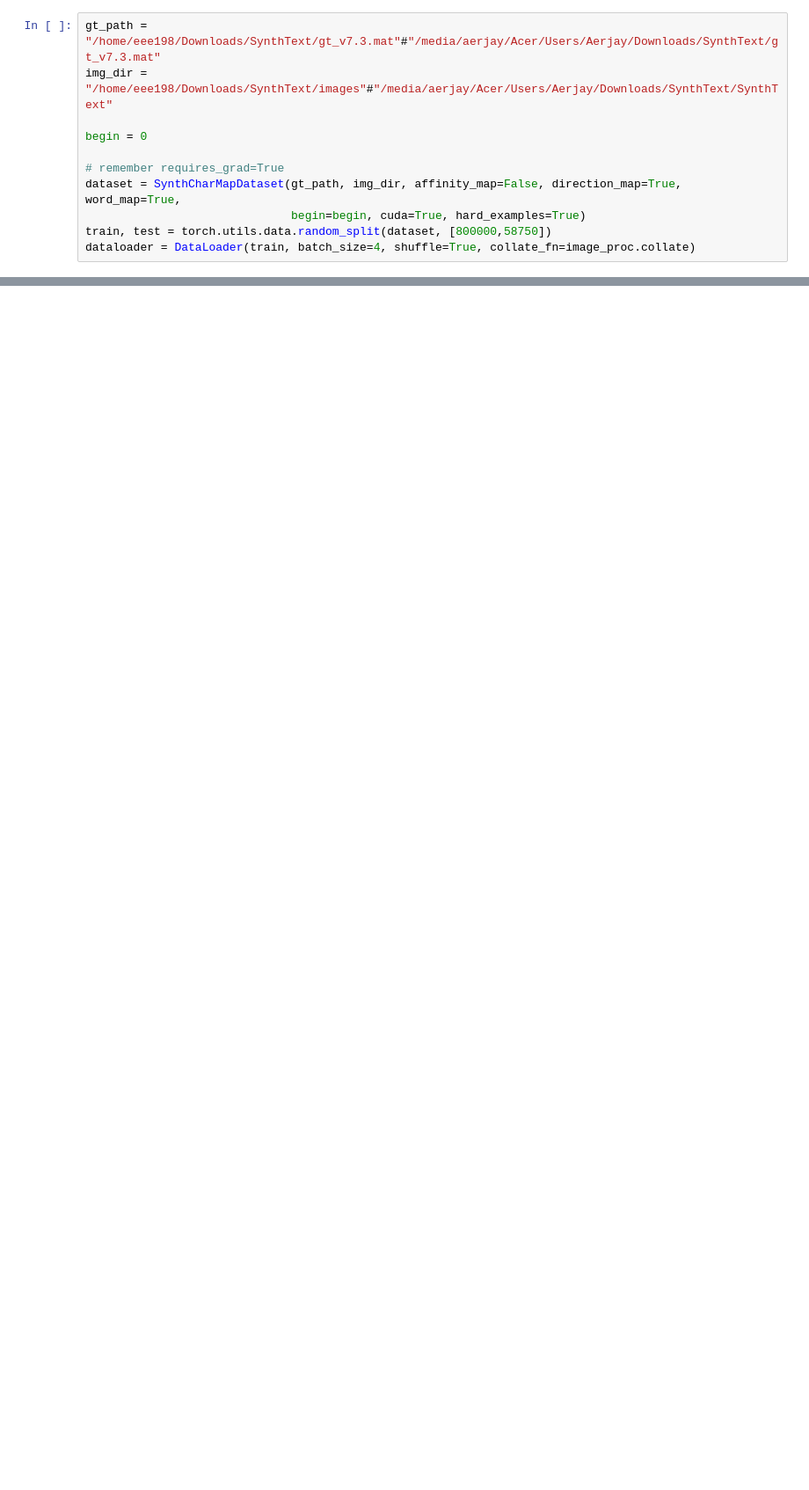
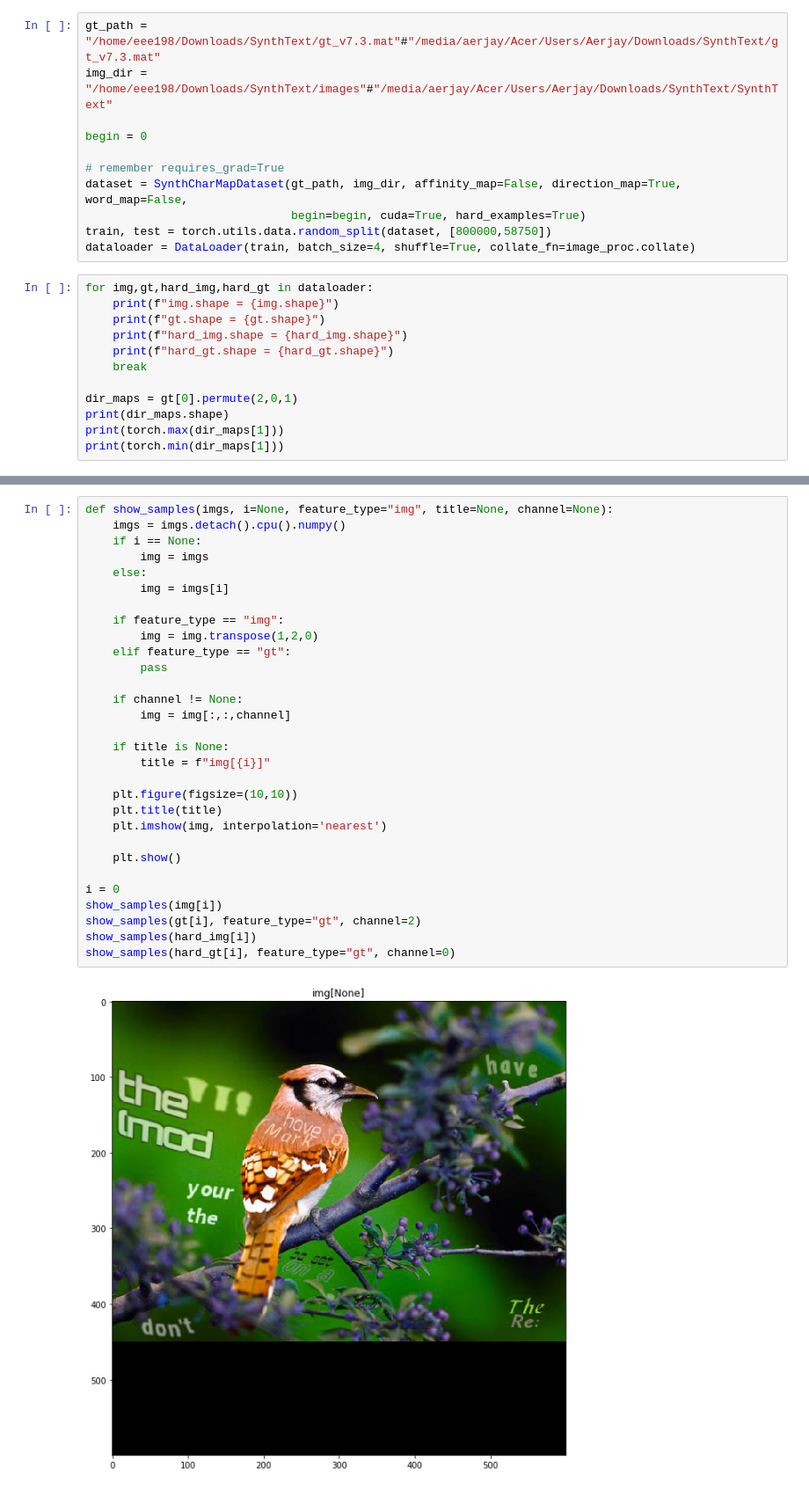
Before and after one commit to aerjayc/asstr, a Jupyter notebook: train_detector.ipynb, the cells around one changed output, grey strips where cells are left out. Shown at 88% size. Drawn from its saved outputs; the diff is of its cells as text; blank space fills up the shorter version.

```diff
--- a/train_detector.ipynb
+++ b/train_detector.ipynb
@@ -149,7 +149,19 @@ img_dir = "/home/eee198/Downloads/SynthText/images"#"/media/aerjay/Acer/Users/Ae
 begin = 0
 
 # remember requires_grad=True
-dataset = SynthCharMapDataset(gt_path, img_dir, affinity_map=False, direction_map=True, word_map=True,
+dataset = SynthCharMapDataset(gt_path, img_dir, affinity_map=False, direction_map=True, word_map=False,
                               begin=begin, cuda=True, hard_examples=True)
 train, test = torch.utils.data.random_split(dataset, [800000,58750])
 dataloader = DataLoader(train, batch_size=4, shuffle=True, collate_fn=image_proc.collate)
+# %%
+for img,gt,hard_img,hard_gt in dataloader:
+    print(f"img.shape = {img.shape}")
+    print(f"gt.shape = {gt.shape}")
+    print(f"hard_img.shape = {hard_img.shape}")
+    print(f"hard_gt.shape = {hard_gt.shape}")
+    break
+
+dir_maps = gt[0].permute(2,0,1)
+print(dir_maps.shape)
+print(torch.max(dir_maps[1]))
+print(torch.min(dir_maps[1]))
@@ -292,0 +342,32 @@ CRAFT(
+# %%
+def show_samples(imgs, i=None, feature_type="img", title=None, channel=None):
+    imgs = imgs.detach().cpu().numpy()
+    if i == None:
+        img = imgs
+    else:
+        img = imgs[i]
+
+    if feature_type == "img":
+        img = img.transpose(1,2,0)
+    elif feature_type == "gt":
+        pass
+
+    if channel != None:
+        img = img[:,:,channel]
+
+    if title is None:
+        title = f"img[{i}]"
+
+    plt.figure(figsize=(10,10))
+    plt.title(title)
+    plt.imshow(img, interpolation='nearest')
+
+    plt.show()
+
+i = 0
+show_samples(img[i])
+show_samples(gt[i], feature_type="gt", channel=2)
+show_samples(hard_img[i])
+show_samples(hard_gt[i], feature_type="gt", channel=0)
+# %% [output]
+[figure, added]
```
Also changed, not shown: parts of 15 cells of this notebook.
